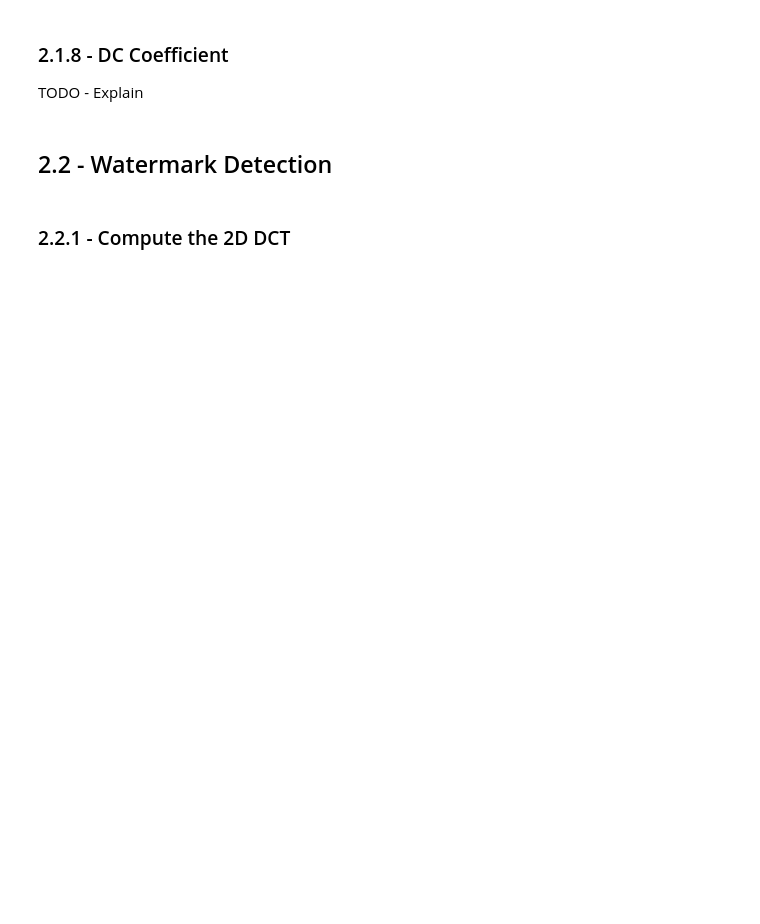
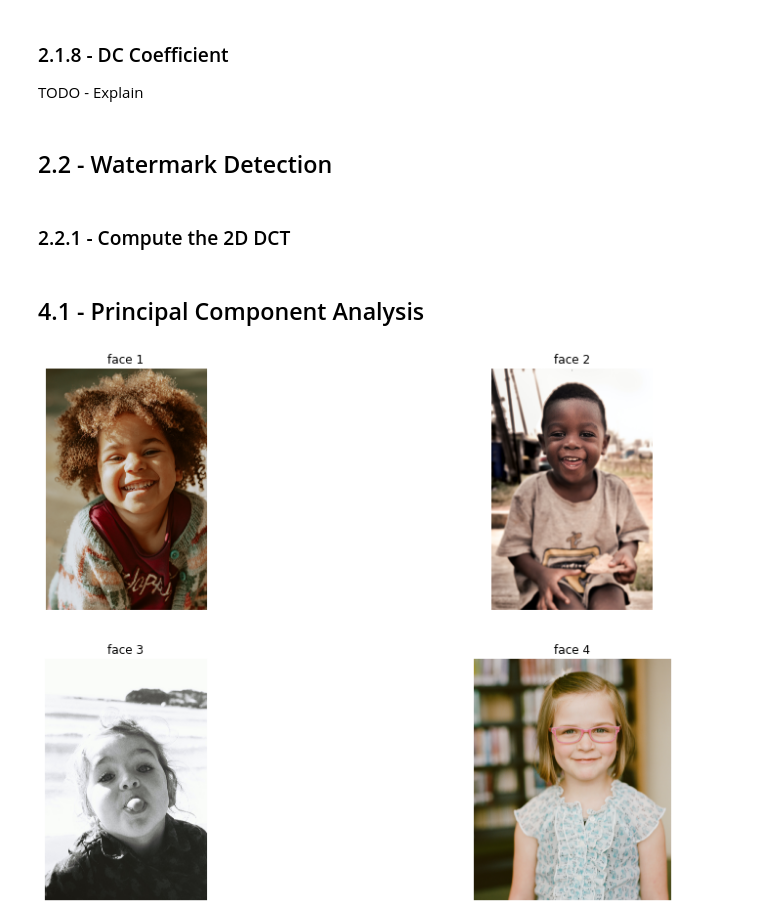
Before and after one commit to S010MON/image-processing, a Jupyter notebook: project2/6252320-Debnath_proj2.ipynb, the cells around one changed output. Cells and saved outputs as stored; diff of their text form; code cells hidden in the pictures; blank space fills up the shorter version.

```diff
--- a/project2/6252320-Debnath_proj2.ipynb
+++ b/project2/6252320-Debnath_proj2.ipynb
@@ -279,0 +296,12 @@ m2_dct_t = apply_threshold(m2_dct, 0.0085)
+# %% [markdown]
+## 4.1 - Principal Component Analysis
+# %%
+face_1 = cv2.cvtColor(cv2.imread('images/kid1.jpg'), cv2.COLOR_BGR2RGB)
+face_2 = cv2.cvtColor(cv2.imread('images/kid2.jpg'), cv2.COLOR_BGR2RGB)
+face_3 = cv2.cvtColor(cv2.imread('images/kid3.jpg'), cv2.COLOR_BGR2RGB)
+face_4 = cv2.cvtColor(cv2.imread('images/kid4.jpg'), cv2.COLOR_BGR2RGB)
+# %%
+display([face_1, face_2, face_3, face_4],
+        ['face 1', 'face 2', 'face 3', 'face 4'])
+# %% [output]
+[figure, added]
```
Also changed, not shown: parts of 11 cells of this notebook.
